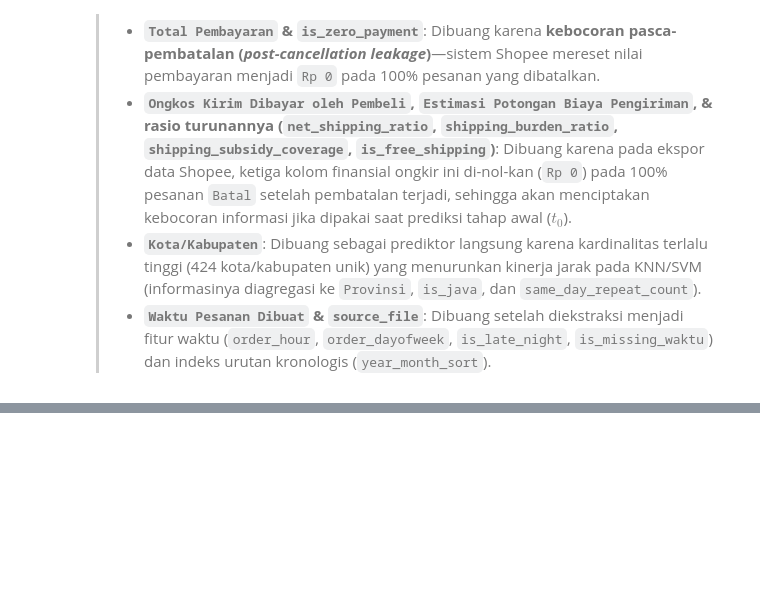
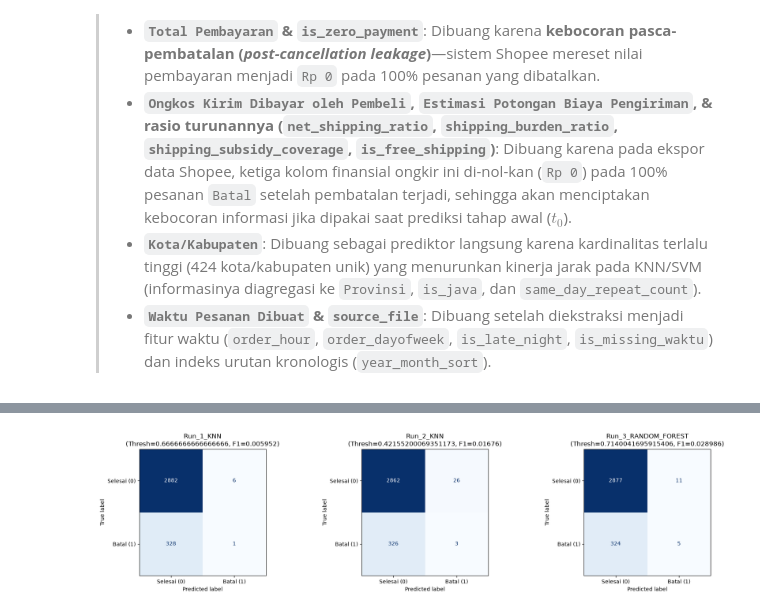
Before and after one commit to Morxidia/17_IF-B_wkwkwk, a Jupyter notebook: main.ipynb, the cells around one changed output, grey strips where cells are left out. Cells and saved outputs as stored; diff of their text form; code cells hidden in the pictures; blank space fills up the shorter version.

```diff
--- a/main.ipynb
+++ b/main.ipynb
@@ -992,0 +1006,80 @@ Running Run_3_KNN...
+# %%
+import pandas as pd
+import matplotlib.pyplot as plt
+from sklearn.metrics import ConfusionMatrixDisplay
+
+# 1. Extract TP, TN, FP, FN for every model run in summary_df
+cm_rows = []
+for run_name, art in all_artifacts.items():
+    # confusion_matrix layout: [[TN, FP], [FN, TP]]
+    tn, fp, fn, tp = art["confusion_matrix"].ravel()
+    cm_rows.append({
+        "Run": run_name,
+        "Model": art["Model"],
+        "Threshold": art["Best_Threshold"],
+        "TP (Batal Prediksi Batal)": int(tp),
+        "TN (Selesai Prediksi Selesai)": int(tn),
+        "FP (False Alarm)": int(fp),
+        "FN (Batal Terlewat)": int(fn),
+        "F1_Score": art["F1_Score"]
+    })
+
+cm_summary_df = pd.DataFrame(cm_rows)
+print("=== TABEL TP, TN, FP, FN PADA DATA UJI (TEST SET) ===")
+display(cm_summary_df)
+
+# 2. Plot Confusion Matrix side-by-side for all runs
+fig, axes = plt.subplots(1, len(all_artifacts), figsize=(6 * len(all_artifacts), 4.5))
+if len(all_artifacts) == 1:
+    axes = [axes]
+
+for ax, (run_name, art) in zip(axes, all_artifacts.items()):
+    disp = ConfusionMatrixDisplay(
+        confusion_matrix=art["confusion_matrix"],
+        display_labels=["Selesai (0)", "Batal (1)"]
+    )
+    disp.plot(ax=ax, cmap="Blues", colorbar=False)
+    ax.grid(False)
+    ax.set_title(f"{run_name}\n(Thresh={art['Best_Threshold']}, F1={art['F1_Score']})")
+
+plt.tight_layout()
+plt.show()
+
+# 3. Prediction Test on Sample Test Orders using the Best Model
+best_run = summary_df.iloc[0]["Run"]
+best_art = all_artifacts[best_run]
+best_pipeline = best_art["pipeline"]
+best_thresh = best_art["Best_Threshold"]
+
+# Take first 10 orders from X_test and run prediction
+sample_X = splits["X_test"].iloc[:10].copy()
+sample_y_true = splits["y_test"].iloc[:10].values
+
+# Predict cancellation probability & apply tuned threshold
+sample_probs = best_pipeline.predict_proba(sample_X)[:, 1]
+sample_preds = (sample_probs >= best_thresh).astype(int)
+
+# Determine TP / TN / FP / FN label for each sample order
+def get_outcome_type(actual, pred):
+    if actual == 1 and pred == 1:
+        return "TP (Benar Batal)"
+    elif actual == 0 and pred == 0:
+        return "TN (Benar Selesai)"
+    elif actual == 0 and pred == 1:
+        return "FP (Salah Prediksi Batal)"
+    else:
+        return "FN (Batal Tidak Terdeteksi)"
+
+# prediction_test_df = df.loc[sample_X.index, ["order_id", "Metode Pembayaran", "courier_group", "Provinsi", "total_qty"]].copy()
+prediction_test_df = splits["parts"]["Uji"].loc[
+    sample_X.index,
+    ["order_id", "Metode Pembayaran", "shipping_tier", "Provinsi", "total_qty"]
+].copy()
+prediction_test_df["Prob_Batal (%)"] = (sample_probs * 100).round(2)
+prediction_test_df["Aktual"] = ["Batal (1)" if y == 1 else "Selesai (0)" for y in sample_y_true]
+prediction_test_df["Prediksi"] = ["Batal (1)" if p == 1 else "Selesai (0)" for p in sample_preds]
+prediction_test_df["Hasil"] = [get_outcome_type(a, p) for a, p in zip(sample_y_true, sample_preds)]
+
+print(f"\n=== CONTOH UJI PREDIKSI 10 PESANAN PERTAMA ({best_run}) ===")
+display(prediction_test_df)
+# %% [output]
@@ -992,0 +1091 @@ Running Run_3_KNN...
+[figure, added]
```
Also changed, not shown: parts of 4 cells of this notebook, 4 other files.
